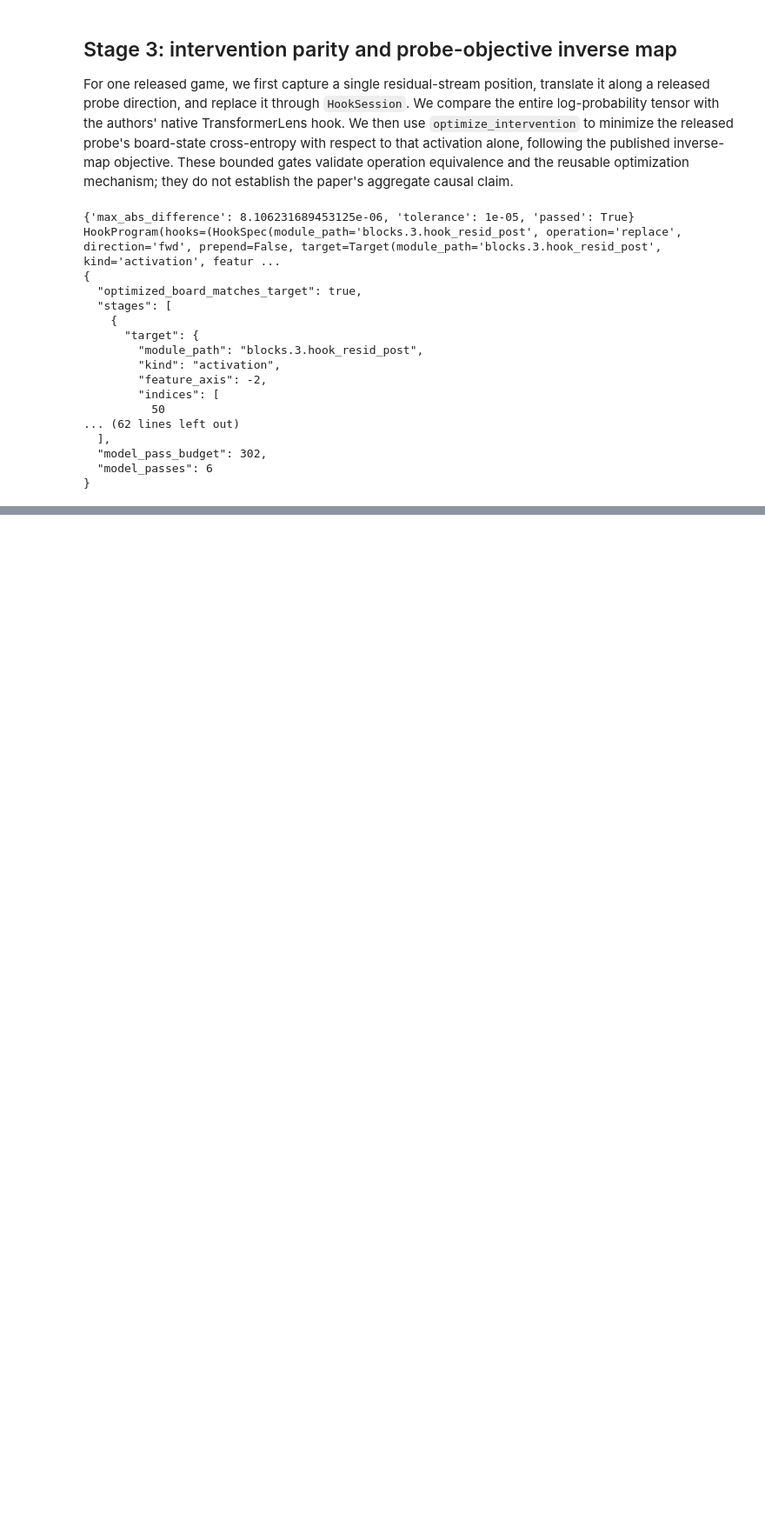
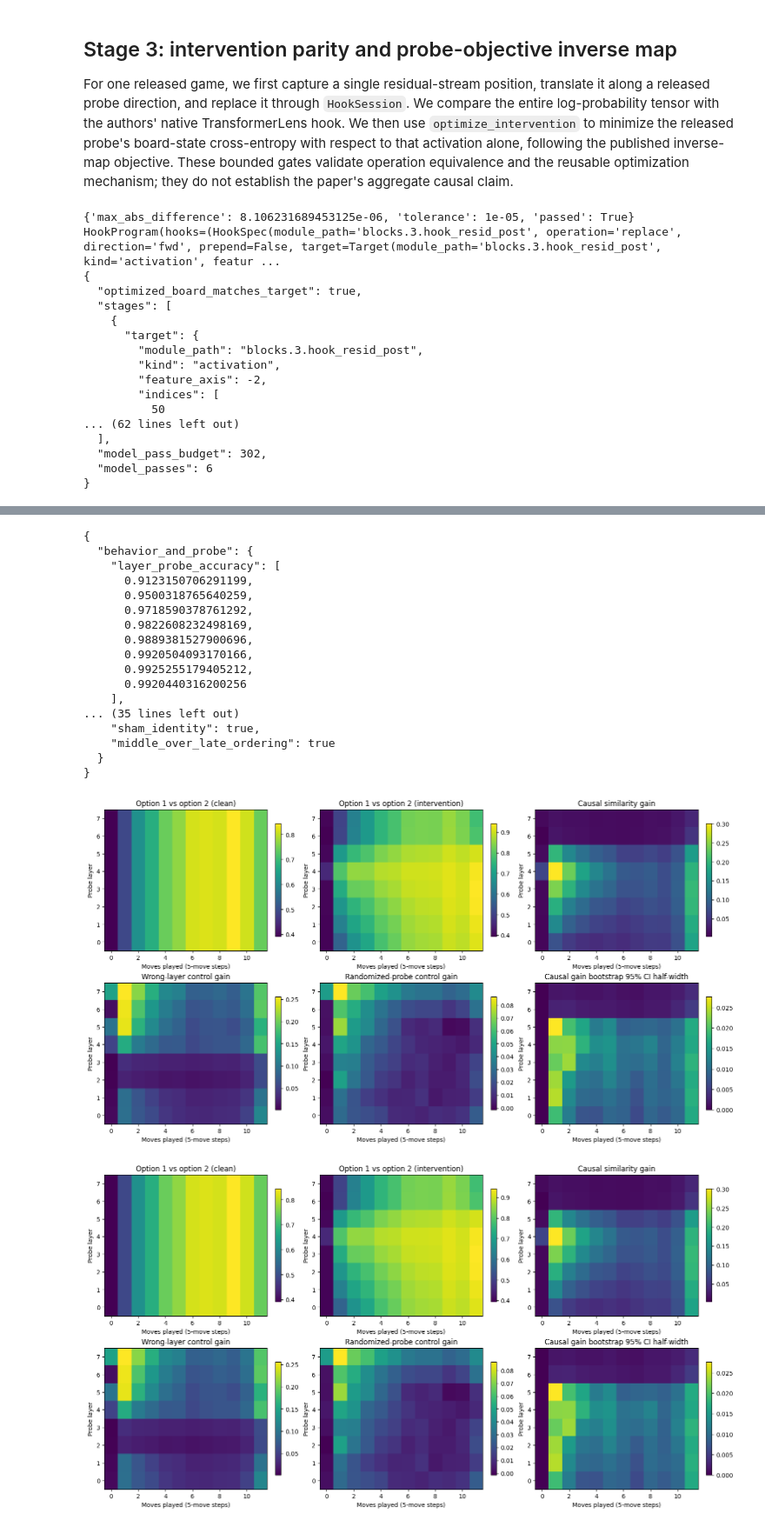
Before and after one commit to Xmaster6y/tdhook, a Jupyter notebook: docs/source/notebooks/tutorials/othello-research-reproduction.ipynb, the cells around one changed output, grey strips where cells are left out. Shown at 87% size. Saved outputs shown, nothing was run; the diff lists cells and outputs as text; code cells hidden in the pictures; blank space fills up the shorter version.

Commit message:
Complete Othello Figure 4 reproduction

```diff
--- a/docs/source/notebooks/tutorials/othello-research-reproduction.ipynb
+++ b/docs/source/notebooks/tutorials/othello-research-reproduction.ipynb
@@ -310,3 +316,49 @@ HookProgram(hooks=(HookSpec(module_path='blocks.3.hook_resid_post', operation='r
+# %%
+from othello_figure4 import plot_figure4_reproduction, run_figure4_reproduction
+
+figure4_artifact = run_figure4_reproduction(
+    cache=CACHE,
+    games_int=games_int.detach().cpu().numpy(),
+    games_string=games_string,
+    othello=othello,
+    output_path=Path("../assets/othello-figure4-results.json"),
+    number_games=50,
+    seed=44,
+)
+print(
+    json.dumps(
+        {
+            "behavior_and_probe": figure4_artifact["behavior_and_probe"],
+            "ordering": figure4_artifact["ordering"],
+            "tdhook_reference_parity_max_abs_difference": (
+                figure4_artifact["tdhook_reference_parity_max_abs_difference"]
+            ),
+            "gates": figure4_artifact["gates"],
+        },
+        indent=2,
+    )
+)
+plot_figure4_reproduction(figure4_artifact)
+# %% [output]
+{
+  "behavior_and_probe": {
+    "layer_probe_accuracy": [
+      0.9123150706291199,
+      0.9500318765640259,
+      0.9718590378761292,
+      0.9822608232498169,
+      0.9889381527900696,
+      0.9920504093170166,
+      0.9925255179405212,
+      0.9920440316200256
+    ],
+... (35 lines left out)
+    "sham_identity": true,
+    "middle_over_late_ordering": true
+  }
+}
+[figure, added]
+[figure, added]
 # %% [markdown]
 ## Evidence boundary
 
```
Also changed, not shown: parts of 3 cells of this notebook, 3 other files.
